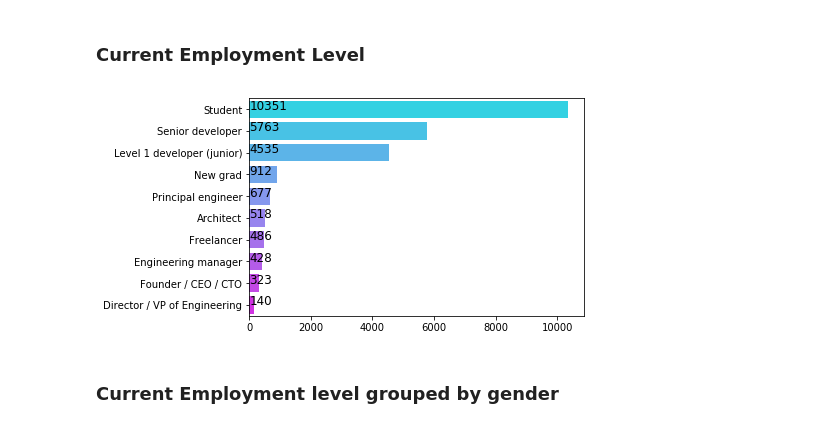
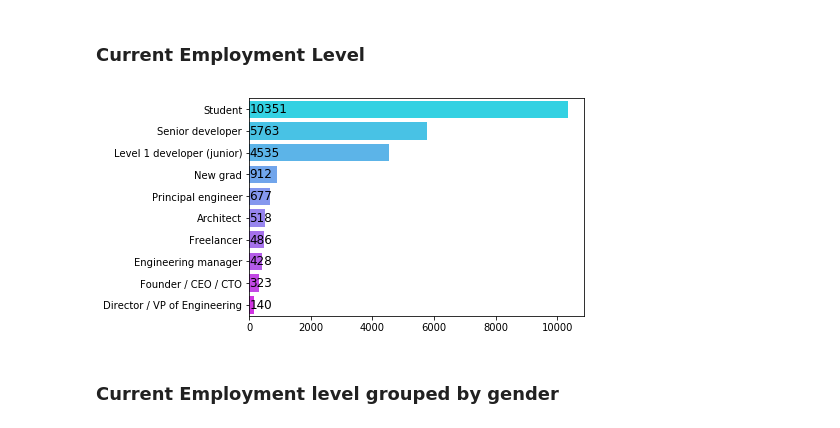
Before and after one commit to bipin2295/Developer-Survey, a Jupyter notebook: HackerrankAnalysis.ipynb, the cells around one changed output. Drawn from its saved outputs; the diff is of its cells as text; code cells hidden in the pictures.

```diff
--- a/HackerrankAnalysis.ipynb
+++ b/HackerrankAnalysis.ipynb
@@ -177,7 +177,7 @@ print (count)
 plt.figure(figsize=(10,6))
 sns.barplot(count.values,count.index,palette='terrain')
 for i,v in enumerate(count.values):
-    plt.text(0.8,i,v,color='k',fontsize=12)
+    plt.text(0.8,i,v,color='k',fontsize=12,va='center')
 
 plt.title('Distribution of Age begin coding')
 plt.xlabel('count')
@@ -230,7 +230,7 @@ print(count)
 plt.figure(figsize=(16,4))
 sns.barplot(count.values,count.index,palette='coolwarm')
 for i,v in enumerate(count):
-    plt.text(1,i,v,fontsize=12)
+    plt.text(1,i,v,fontsize=12,va='center')
 plt.xlabel('count')
 plt.title('Education Quallfication')
 plt.show()
@@ -292,11 +292,11 @@ plt.show()
 # %%
 count = survey['q8JobLevel'].value_counts()
 sns.barplot(x=count.values,y=count.index,palette='cool')
 for i,v in enumerate(count.values):
-    plt.text(1,i,v,fontsize=12)
+    plt.text(1,i,v,fontsize=12,va='center')
 plt.show()
 # %% [output]
-[figure, old version]
+[figure, new version]
 # %% [markdown]
 ### Current Employment level grouped by gender
 # %%
```
Also changed, not shown: parts of 33 cells of this notebook.
